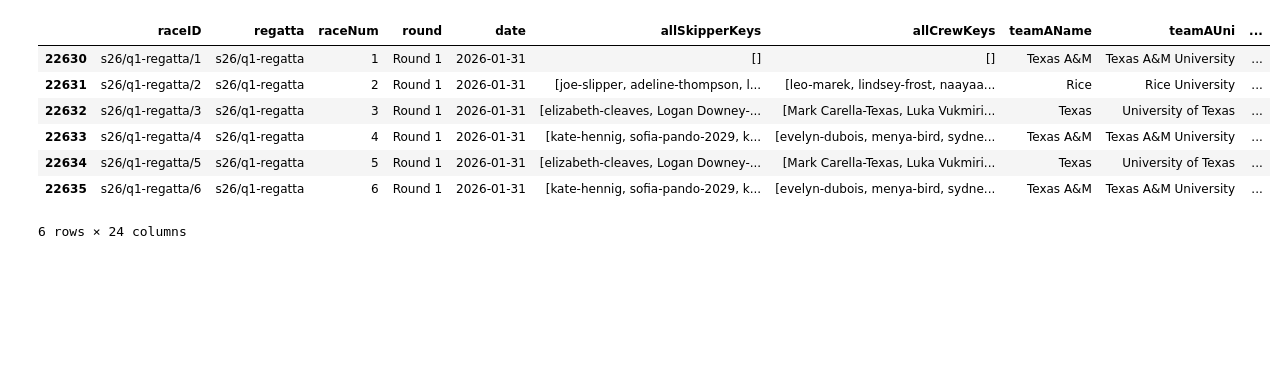
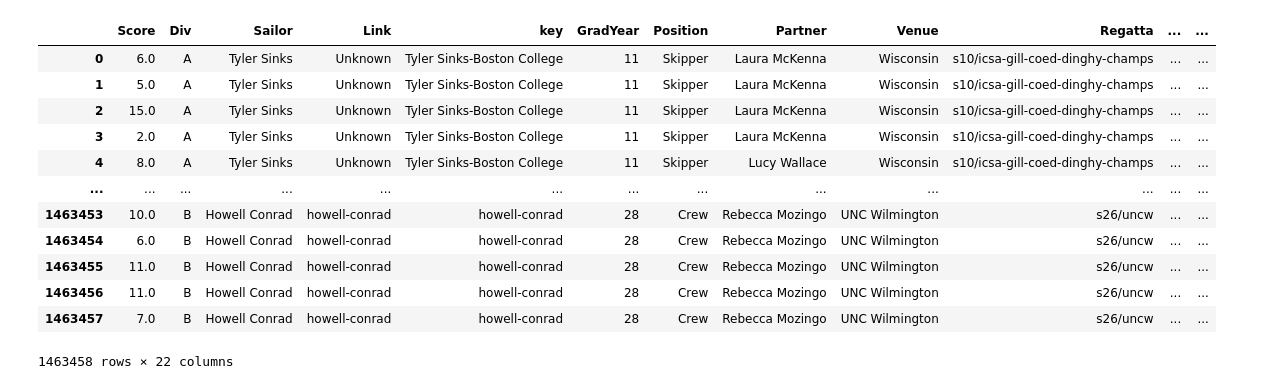
Before and after one commit to 7fi/sailing-rating-calculation, a Jupyter notebook: testing.ipynb, the cells around one changed output. Saved outputs shown, nothing was run; the diff lists cells and outputs as text; code cells hidden in the pictures; blank space fills up the shorter version.

```diff
--- a/testing.ipynb
+++ b/testing.ipynb
@@ -2,15 +2,20 @@
 import pandas as pd
 # %%
 # df = pd.read_parquet("racesTR.parquet")
-df = pd.read_json("racesTR.json")
-df = df.loc[df['date'] > '2026-1-1']
+df = pd.read_parquet("racesfrtest.parquet")
+# df = df.loc[df['Date'] > '2026-1-1']
 df
 # %% [output]
-|  | raceID | regatta | raceNum | round | date | allSkipperKeys | allCrewKeys | teamAName | teamAUni | ... |
-| 22630 | s26/q1-regatta/1 | s26/q1-regatta | 1 | Round 1 | 2026-01-31 | [] | [] | Texas A&M | Texas A&M University | ... |
-| 22631 | s26/q1-regatta/2 | s26/q1-regatta | 2 | Round 1 | 2026-01-31 | [joe-slipper, adeline-thompson, l... | [leo-marek, lindsey-frost, naayaa... | Rice | Rice University | ... |
-| 22632 | s26/q1-regatta/3 | s26/q1-regatta | 3 | Round 1 | 2026-01-31 | [elizabeth-cleaves, Logan Downey-... | [Mark Carella-Texas, Luka Vukmiri... | Texas | University of Texas | ... |
-| 22633 | s26/q1-regatta/4 | s26/q1-regatta | 4 | Round 1 | 2026-01-31 | [kate-hennig, sofia-pando-2029, k... | [evelyn-dubois, menya-bird, sydne... | Texas A&M | Texas A&M University | ... |
-| 22634 | s26/q1-regatta/5 | s26/q1-regatta | 5 | Round 1 | 2026-01-31 | [elizabeth-cleaves, Logan Downey-... | [Mark Carella-Texas, Luka Vukmiri... | Texas | University of Texas | ... |
-| 22635 | s26/q1-regatta/6 | s26/q1-regatta | 6 | Round 1 | 2026-01-31 | [kate-hennig, sofia-pando-2029, k... | [evelyn-dubois, menya-bird, sydne... | Texas A&M | Texas A&M University | ... |
+|  | Score | Div | Sailor | Link | key | GradYear | Position | Partner | Venue | Regatta | ... | ... |
+| 0 | 6.0 | A | Tyler Sinks | Unknown | Tyler Sinks-Boston College | 11 | Skipper | Laura McKenna | Wisconsin | s10/icsa-gill-coed-dinghy-champs | ... | ... |
+| 1 | 5.0 | A | Tyler Sinks | Unknown | Tyler Sinks-Boston College | 11 | Skipper | Laura McKenna | Wisconsin | s10/icsa-gill-coed-dinghy-champs | ... | ... |
+| 2 | 15.0 | A | Tyler Sinks | Unknown | Tyler Sinks-Boston College | 11 | Skipper | Laura McKenna | Wisconsin | s10/icsa-gill-coed-dinghy-champs | ... | ... |
+| 3 | 2.0 | A | Tyler Sinks | Unknown | Tyler Sinks-Boston College | 11 | Skipper | Laura McKenna | Wisconsin | s10/icsa-gill-coed-dinghy-champs | ... | ... |
+| 4 | 8.0 | A | Tyler Sinks | Unknown | Tyler Sinks-Boston College | 11 | Skipper | Lucy Wallace | Wisconsin | s10/icsa-gill-coed-dinghy-champs | ... | ... |
+| ... | ... | ... | ... | ... | ... | ... | ... | ... | ... | ... | ... | ... |
+| 1463453 | 10.0 | B | Howell Conrad | howell-conrad | howell-conrad | 28 | Crew | Rebecca Mozingo | UNC Wilmington | s26/uncw | ... | ... |
+| 1463454 | 6.0 | B | Howell Conrad | howell-conrad | howell-conrad | 28 | Crew | Rebecca Mozingo | UNC Wilmington | s26/uncw | ... | ... |
+| 1463455 | 11.0 | B | Howell Conrad | howell-conrad | howell-conrad | 28 | Crew | Rebecca Mozingo | UNC Wilmington | s26/uncw | ... | ... |
+| 1463456 | 11.0 | B | Howell Conrad | howell-conrad | howell-conrad | 28 | Crew | Rebecca Mozingo | UNC Wilmington | s26/uncw | ... | ... |
+| 1463457 | 7.0 | B | Howell Conrad | howell-conrad | howell-conrad | 28 | Crew | Rebecca Mozingo | UNC Wilmington | s26/uncw | ... | ... |
-6 rows × 24 columns
+1463458 rows × 22 columns
```
Also changed, not shown: 2 other files.
